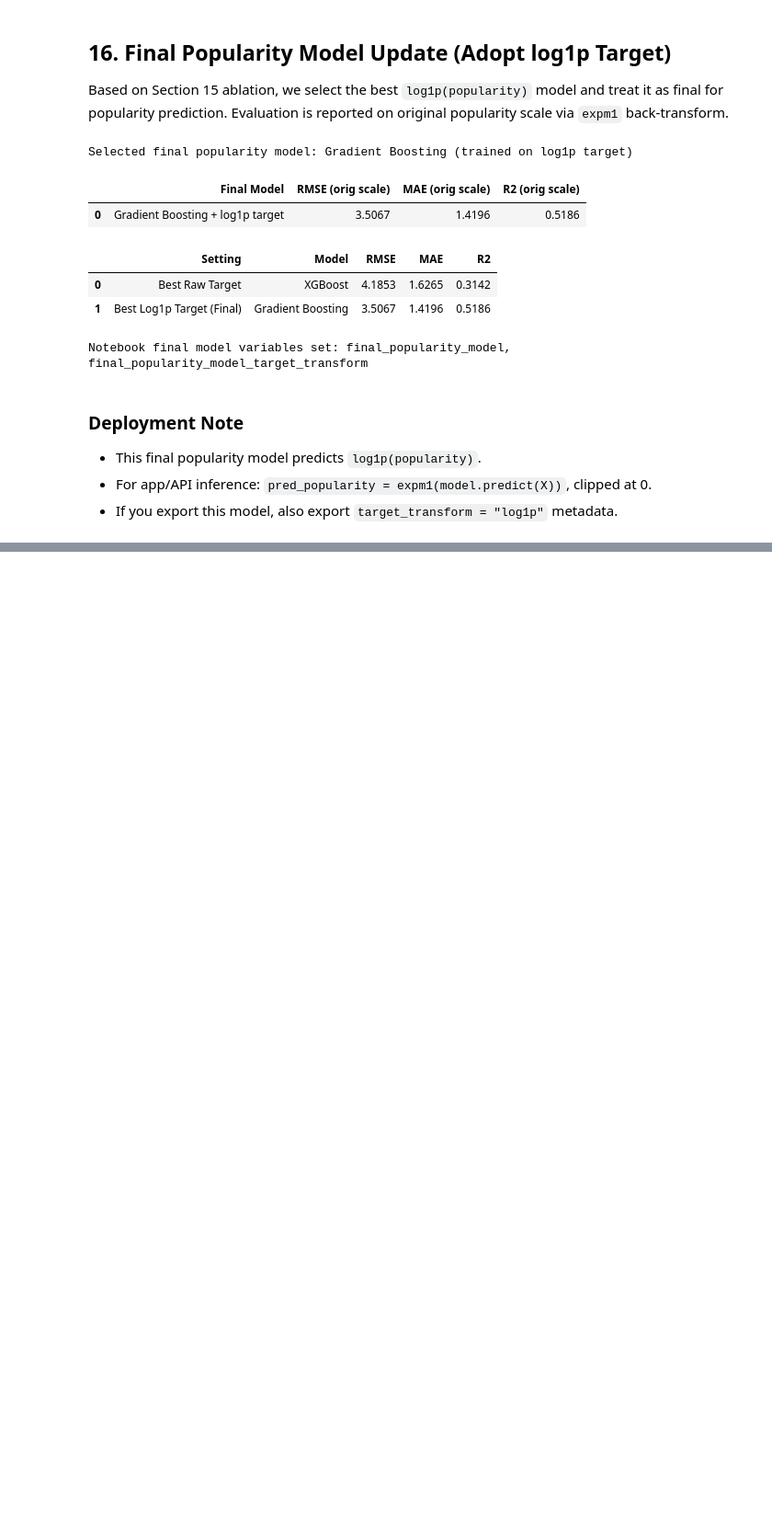
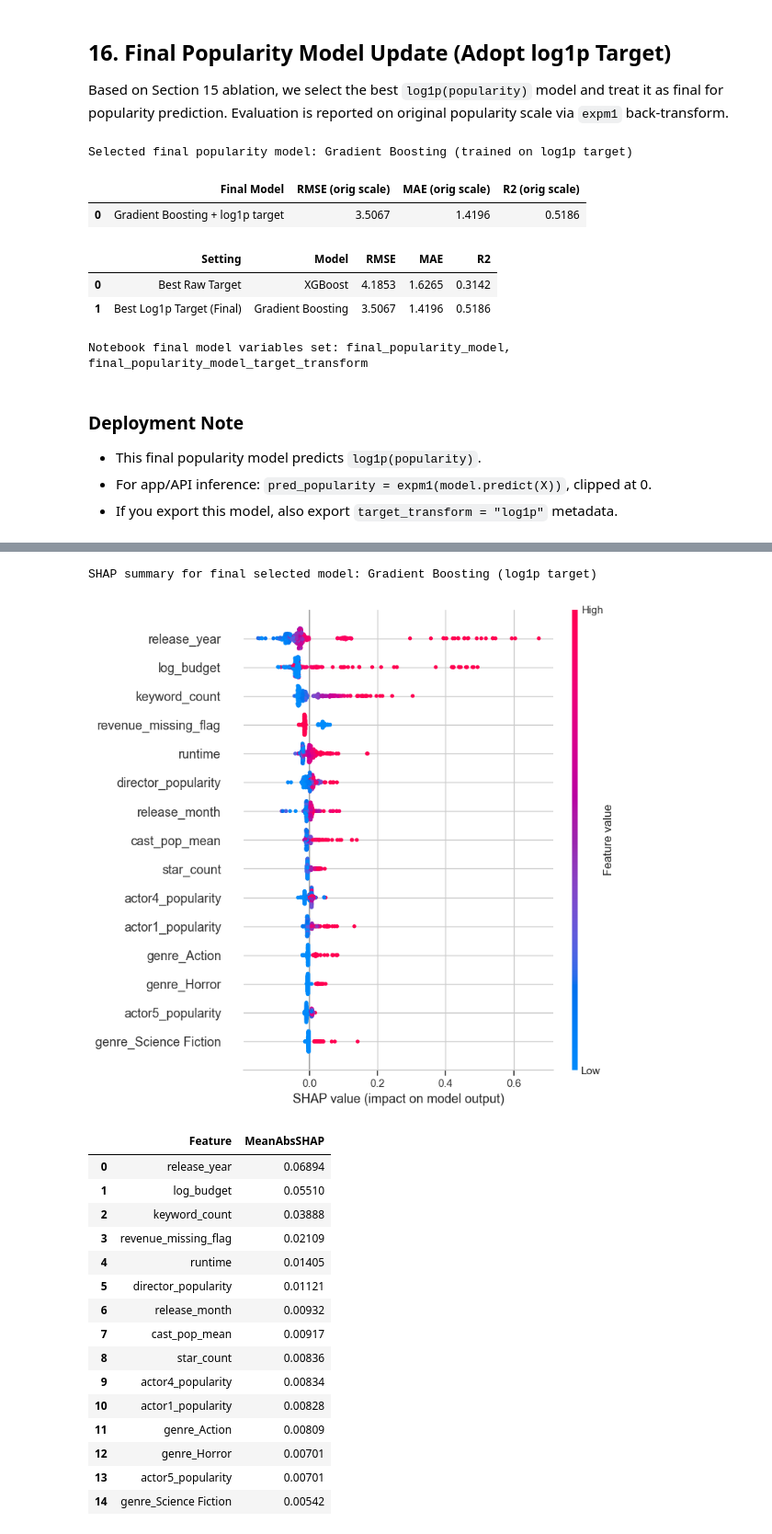
Before and after one commit to lauramanzanos23/INSY_674_FinalProject, a Jupyter notebook: models/PopularityModelComparison.ipynb, the cells around one changed output, grey strips where cells are left out. Shown at 92% size. Cells and saved outputs as stored; diff of their text form; code cells hidden in the pictures; blank space fills up the shorter version.

Commit message:
minor changes models and ui

```diff
--- a/models/PopularityModelComparison.ipynb
+++ b/models/PopularityModelComparison.ipynb
@@ -1266,0 +1398,80 @@ Notebook final model variables set: final_popularity_model, final_popularity_mod
+# %%
+# SHAP for final selected model (log1p target)
+try:
+    import shap
+    HAS_SHAP_FINAL = True
+except Exception:
+    HAS_SHAP_FINAL = False
+
+from sklearn.base import clone
+
+if not HAS_SHAP_FINAL:
+    print('SHAP not installed. Install with: pip install shap')
+else:
+    # Resolve selected final model name
+    if 'selected_final_model_name' not in globals():
+        if 'final_log_model_name' in globals():
+            selected_final_model_name = final_log_model_name
+        elif 'best_log_row' in globals():
+            selected_final_model_name = best_log_row['Model']
+        else:
+            selected_final_model_name = (
+                ablation_df[ablation_df['Target'] == 'log1p(popularity)']
+                .sort_values('RMSE')
+                .iloc[0]['Model']
+            )
+
+    final_shap_model = clone(models[selected_final_model_name])
+    final_shap_model.fit(X_train, np.log1p(y_train))
+    final_estimator = final_shap_model.named_steps.get('model', final_shap_model)
+
+    X_shap_final = X_train.sample(min(400, len(X_train)), random_state=RANDOM_STATE).copy()
+
+    print(f'SHAP summary for final selected model: {selected_final_model_name} (log1p target)')
+
+    try:
+        if selected_final_model_name in ['Gradient Boosting', 'Hist Gradient Boosting', 'Extra Trees', 'Random Forest', 'XGBoost', 'LightGBM']:
+            explainer = shap.TreeExplainer(final_estimator)
+            shap_values = explainer.shap_values(X_shap_final)
+            shap.summary_plot(shap_values, X_shap_final, max_display=15)
+
+            arr = np.abs(np.asarray(shap_values))
+            if arr.ndim == 3:
+                arr = arr.mean(axis=0)
+            mean_abs = arr.mean(axis=0)
+        else:
+            explainer = shap.Explainer(final_estimator.predict, X_shap_final)
+            sv = explainer(X_shap_final)
+            shap.plots.beeswarm(sv, max_display=15)
+            mean_abs = np.abs(np.asarray(sv.values)).mean(axis=0)
+
+        shap_imp_final = (
+            pd.DataFrame({'Feature': X_shap_final.columns, 'MeanAbsSHAP': mean_abs})
+            .sort_values('MeanAbsSHAP', ascending=False)
+            .head(15)
+            .reset_index(drop=True)
+        )
+        display(shap_imp_final.style.format({'MeanAbsSHAP': '{:.5f}'}))
+
+    except Exception as e:
+        print(f'SHAP computation failed for {selected_final_model_name}: {type(e).__name__}: {e}')
+        print('Tip: upgrade/downgrade shap and model libraries to compatible versions.')
+# %% [output]
+SHAP summary for final selected model: Gradient Boosting (log1p target)
+[figure, added]
+|  | Feature | MeanAbsSHAP |
+| 0 | release_year | 0.06894 |
+| 1 | log_budget | 0.05510 |
+| 2 | keyword_count | 0.03888 |
+| 3 | revenue_missing_flag | 0.02109 |
+| 4 | runtime | 0.01405 |
+| 5 | director_popularity | 0.01121 |
+| 6 | release_month | 0.00932 |
+| 7 | cast_pop_mean | 0.00917 |
+| 8 | star_count | 0.00836 |
+| 9 | actor4_popularity | 0.00834 |
+| 10 | actor1_popularity | 0.00828 |
+| 11 | genre_Action | 0.00809 |
+| 12 | genre_Horror | 0.00701 |
+| 13 | actor5_popularity | 0.00701 |
+| 14 | genre_Science Fiction | 0.00542 |
```
Also changed, not shown: parts of 8 cells of this notebook, 3 other files.
